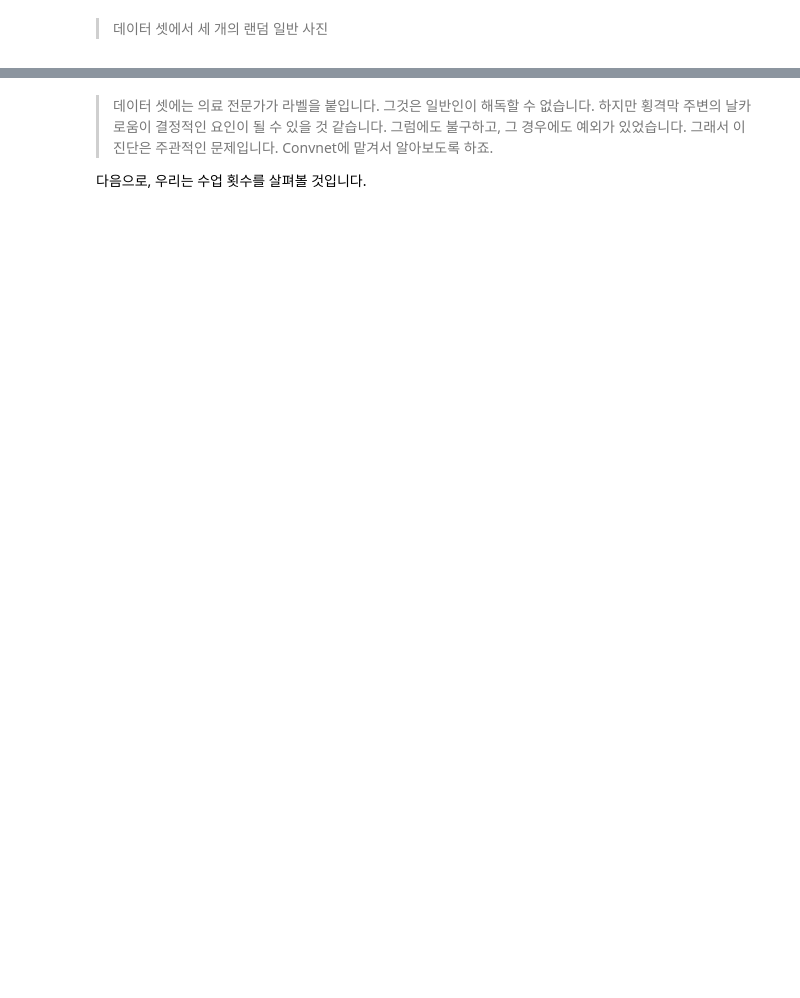
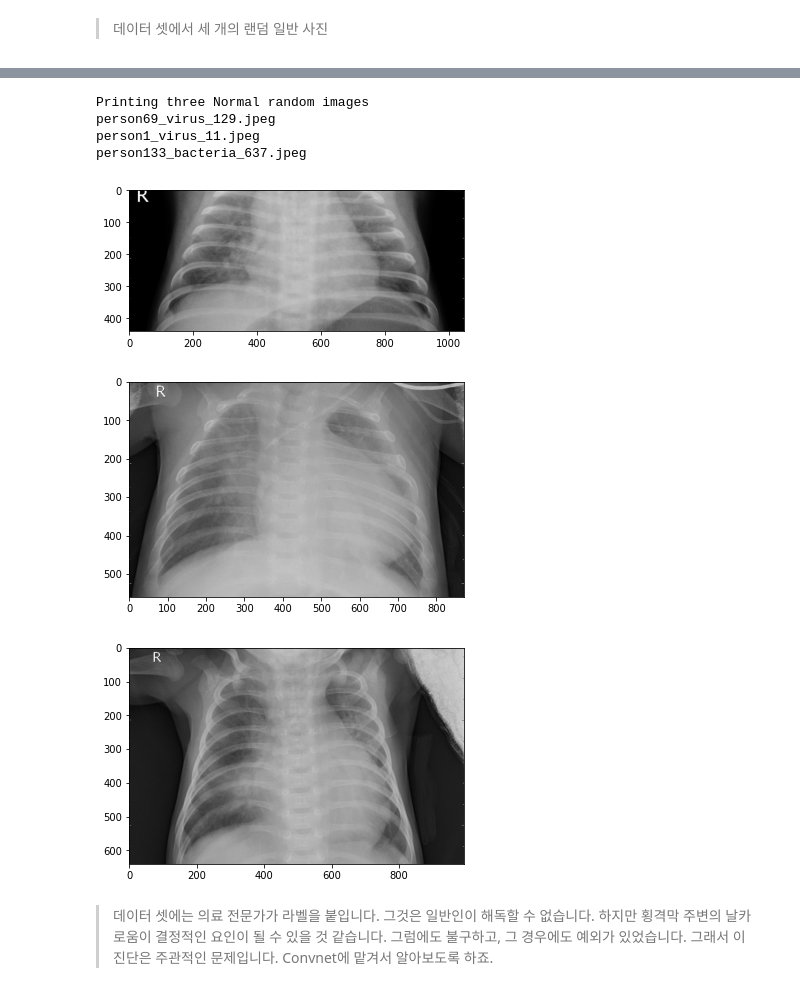
Before and after one commit to god05212/Deep-Learning, a Jupyter notebook: Deep_Learning.ipynb, the cells around one changed output, grey strips where cells are left out. Cells and saved outputs as stored; diff of their text form; code cells hidden in the pictures; blank space fills up the shorter version.

```diff
--- a/Deep_Learning.ipynb
+++ b/Deep_Learning.ipynb
@@ -112,4 +111,30 @@ NORMAL2-IM-0333-0001.jpeg
+# %%
+# 데이터 셋에서 세 개의 랜덤 폐렴 사진
+folder_N2=r"/content/drive/MyDrive/chest_xray/test/PNEUMONIA"
+
+a=random.choice(os.listdir(folder_N2))
+b=random.choice(os.listdir(folder_N2))
+c=random.choice(os.listdir(folder_N2))
+print("Printing three Normal random images ")
+print(a)
+print(b)
+print(c)
+
+random_N = [a, b, c]
+
+for i in random_N:
+    file = folder_N2+'/'+i
+    img = image.load_img(file)
+    plt.figure()
+    plt.imshow(img)
+    plt.show()
+# %% [output]
+Printing three Normal random images
+person69_virus_129.jpeg
+person1_virus_11.jpeg
+person133_bacteria_637.jpeg
+[figure, added]
+[figure, added]
+[figure, added]
 # %% [markdown]
 > 데이터 셋에는 의료 전문가가 라벨을 붙입니다. 그것은 일반인이 해독할 수 없습니다. 하지만 횡격막 주변의 날카로움이 결정적인 요인이 될 수 있을 것 같습니다. 그럼에도 불구하고, 그 경우에도 예외가 있었습니다. 그래서 이 진단은 주관적인 문제입니다. Convnet에 맡겨서 알아보도록 하죠.
-
-다음으로, 우리는 수업 횟수를 살펴볼 것입니다.
```
Also changed, not shown: parts of 14 cells of this notebook.
